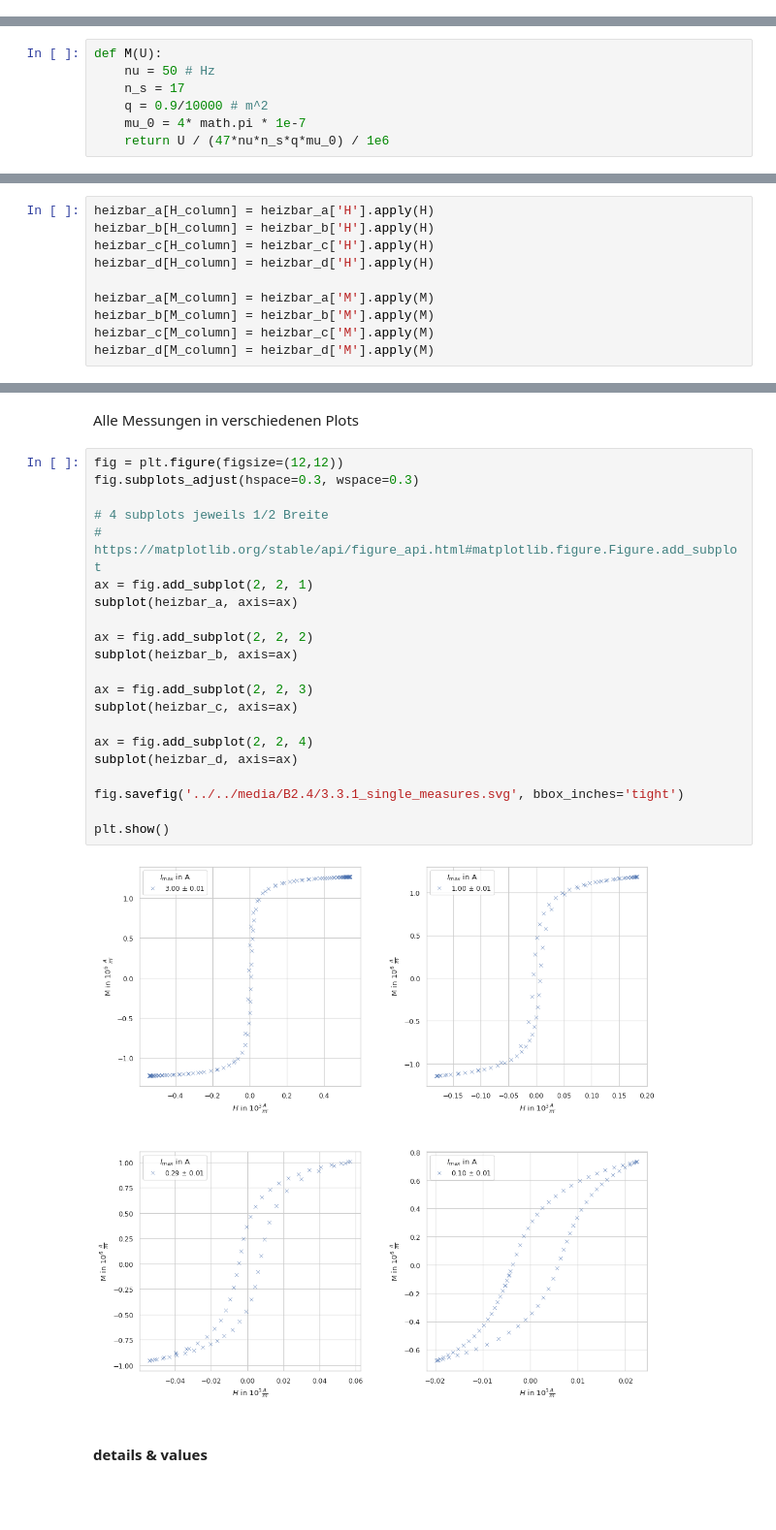
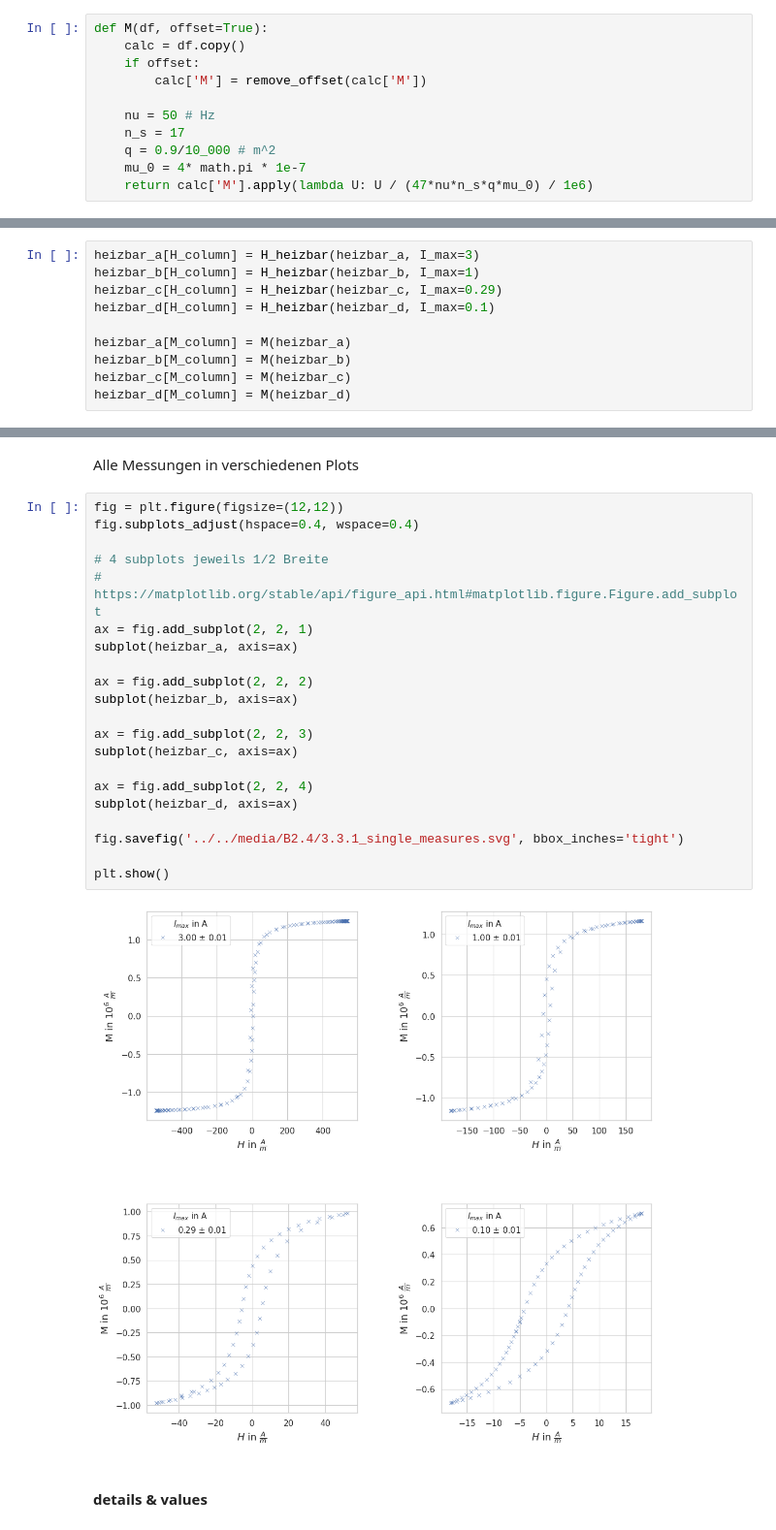
Before and after one commit to ofilla/physik-praktikum-b, a Jupyter notebook: B2.4/data/Auswertung.ipynb, the cells around one changed output, grey strips where cells are left out. Shown at 97% size. Saved outputs shown, nothing was run; the diff lists cells and outputs as text; blank space fills up the shorter version.

```diff
--- a/B2.4/data/Auswertung.ipynb
+++ b/B2.4/data/Auswertung.ipynb
@@ -45,3 +75,14 @@ def subplot(data, x_column=H_column, y_column=M_column, axis=None):
+# %%
+def M(df, offset=True):
+    calc = df.copy()
+    if offset:
+        calc['M'] = remove_offset(calc['M'])
+
+    nu = 50 # Hz
+    n_s = 17
+    q = 0.9/10_000 # m^2
+    mu_0 = 4* math.pi * 1e-7
+    return calc['M'].apply(lambda U: U / (47*nu*n_s*q*mu_0) / 1e6)
 # %% [markdown]
 ## 3.3.1
 # %% [markdown]
@@ -60,7 +94,0 @@ def H(U):
-# %%
-def M(U):
-    nu = 50 # Hz
-    n_s = 17
-    q = 0.9/10000 # m^2
-    mu_0 = 4* math.pi * 1e-7
-    return U / (47*nu*n_s*q*mu_0) / 1e6
@@ -72,10 +94,0 @@ heizbar_d[I_column] = r'0.10 $\pm$ 0.01'
-# %%
-heizbar_a[H_column] = heizbar_a['H'].apply(H)
-heizbar_b[H_column] = heizbar_b['H'].apply(H)
-heizbar_c[H_column] = heizbar_c['H'].apply(H)
-heizbar_d[H_column] = heizbar_d['H'].apply(H)
-
-heizbar_a[M_column] = heizbar_a['M'].apply(M)
-heizbar_b[M_column] = heizbar_b['M'].apply(M)
-heizbar_c[M_column] = heizbar_c['M'].apply(M)
-heizbar_d[M_column] = heizbar_d['M'].apply(M)
@@ -92,0 +101,10 @@ plot(pd.concat([heizbar_c,heizbar_d]))
+# %%
+heizbar_a[H_column] = H_heizbar(heizbar_a, I_max=3)
+heizbar_b[H_column] = H_heizbar(heizbar_b, I_max=1)
+heizbar_c[H_column] = H_heizbar(heizbar_c, I_max=0.29)
+heizbar_d[H_column] = H_heizbar(heizbar_d, I_max=0.1)
+
+heizbar_a[M_column] = M(heizbar_a)
+heizbar_b[M_column] = M(heizbar_b)
+heizbar_c[M_column] = M(heizbar_c)
+heizbar_d[M_column] = M(heizbar_d)
@@ -94,26 +121,26 @@ plot(pd.concat([heizbar_c,heizbar_d]))
 Alle Messungen in verschiedenen Plots
 # %%
 fig = plt.figure(figsize=(12,12))
-fig.subplots_adjust(hspace=0.3, wspace=0.3)
+fig.subplots_adjust(hspace=0.4, wspace=0.4)
 
 # 4 subplots jeweils 1/2 Breite
 # https://matplotlib.org/stable/api/figure_api.html#matplotlib.figure.Figure.add_subplot
 ax = fig.add_subplot(2, 2, 1)
 subplot(heizbar_a, axis=ax)
 
 ax = fig.add_subplot(2, 2, 2)
 subplot(heizbar_b, axis=ax)
 
 ax = fig.add_subplot(2, 2, 3)
 subplot(heizbar_c, axis=ax)
 
 ax = fig.add_subplot(2, 2, 4)
 subplot(heizbar_d, axis=ax)
 
 fig.savefig('../../media/B2.4/3.3.1_single_measures.svg', bbox_inches='tight')
 
 plt.show()
 # %% [output]
-[figure, old version]
+[figure, new version]
 # %% [markdown]
 #### details & values
```
Also changed, not shown: parts of 69 cells of this notebook, 22 other files.
